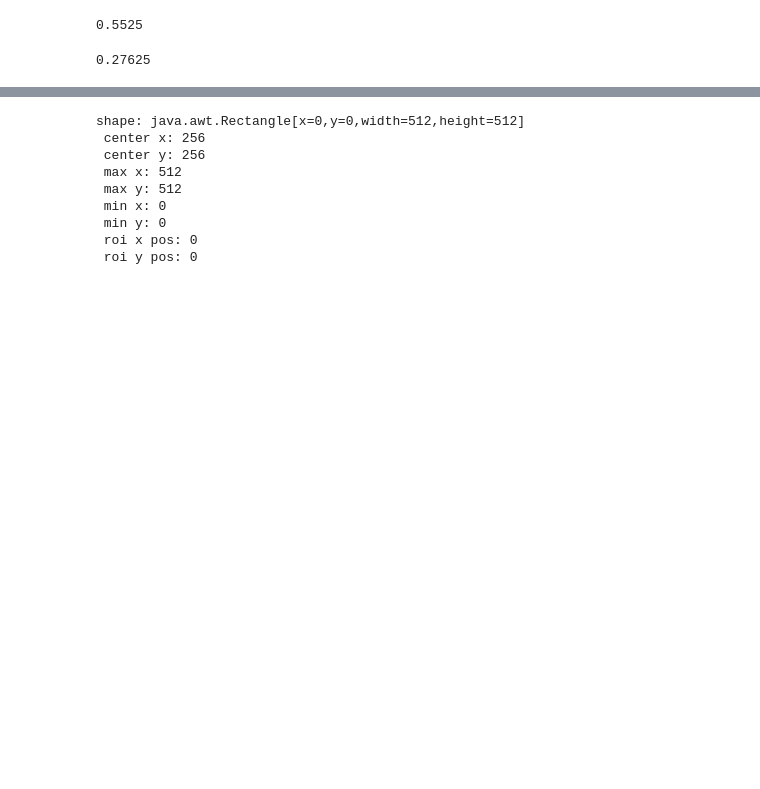
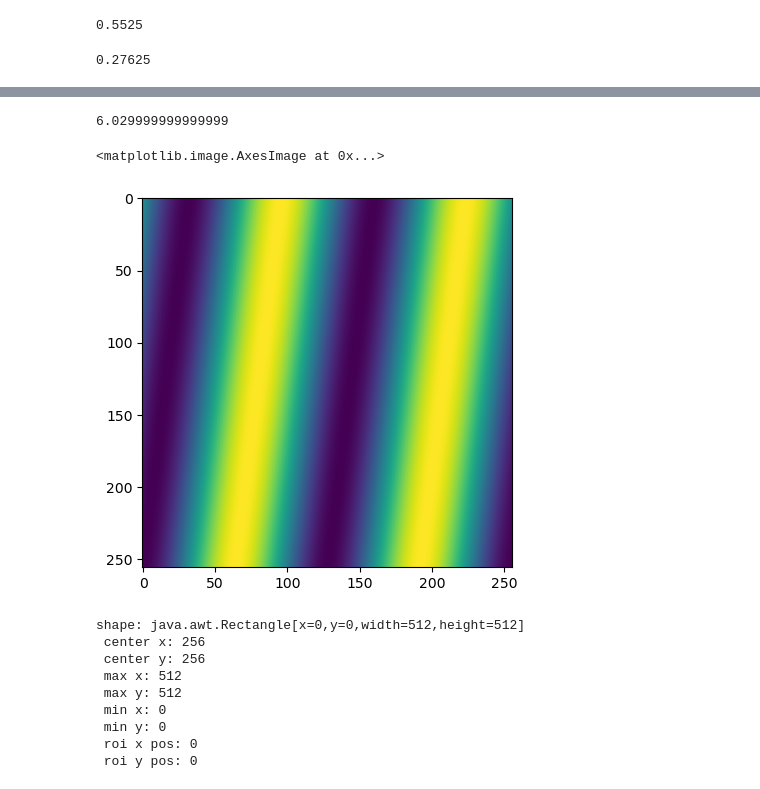
Before and after one commit to PriyaMulla/dashboardsforMM, a Jupyter notebook: 20230621_pym_osc.ipynb, the cells around one changed output, grey strips where cells are left out. Drawn from its saved outputs; the diff is of its cells as text; code cells hidden in the pictures; blank space fills up the shorter version.

```diff
--- a/20230621_pym_osc.ipynb
+++ b/20230621_pym_osc.ipynb
@@ -4,3 +6,3 @@ from pycromanager import Core
 # %%
-core = pym.Core()
+core = Core()
 # %% [markdown]
@@ -114,5 +116,7 @@ core.get_pixel_size_um()
-# %%
-core.set_roi(1024,6,256,256)
+# %%
+core.set_roi(3,5,256,256)
+
+#pixel (local)point of image, pixel (local)point of image, pixel size, pixel size
 # %%
 q = core.get_roi()
 # %%
@@ -141,0 +149,4 @@ shape: java.awt.Rectangle[x=128,y=128,width=256,height=256]
+# %%
+core.get_x_position()
+# %% [output]
+6.029999999999999
@@ -142,3 +155,11 @@ shape: java.awt.Rectangle[x=128,y=128,width=256,height=256]
+# %%
+tagged_image = core.get_tagged_image()
+pixels = np.reshape(tagged_image.pix,
+                        newshape=[tagged_image.tags['Height'], tagged_image.tags['Width']])
+imshow(pixels)
+# %% [output]
+<matplotlib.image.AxesImage at 0x...>
+[figure, added]
 # %%
 core.clear_roi()
 # %%
```
Also changed, not shown: parts of 14 cells of this notebook, 3 other files.
